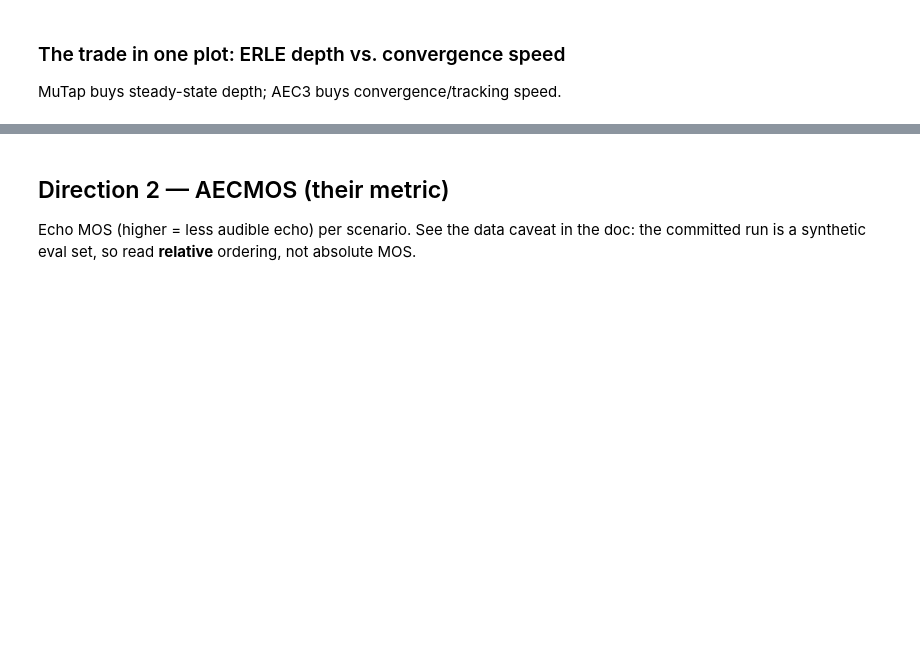
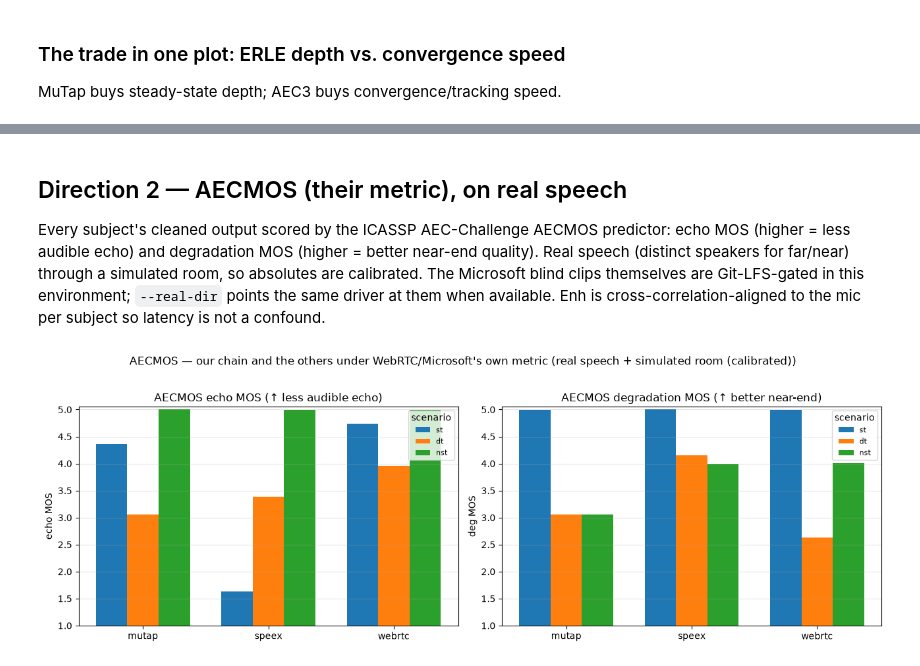
Before and after one commit to tap/MuTap, a Jupyter notebook: notebooks/aec_comparison.ipynb, the cells around one changed output, grey strips where cells are left out. Cells and saved outputs as stored; diff of their text form; code cells hidden in the pictures; blank space fills up the shorter version.

```diff
--- a/notebooks/aec_comparison.ipynb
+++ b/notebooks/aec_comparison.ipynb
@@ -51,21 +58,31 @@ ax.set_xscale('symlog'); ax.set_title('48 kHz: depth vs speed'); ax.grid(alpha=0
 # %% [markdown]
-## Direction 2 — AECMOS (their metric)
+## Direction 2 — AECMOS (their metric), on real speech
 
-Echo MOS (higher = less audible echo) per scenario. See the data caveat in
-the doc: the committed run is a synthetic eval set, so read **relative**
-ordering, not absolute MOS.
+Every subject's cleaned output scored by the ICASSP AEC-Challenge AECMOS
+predictor: echo MOS (higher = less audible echo) and degradation MOS
+(higher = better near-end quality). Real speech (distinct speakers for
+far/near) through a simulated room, so absolutes are calibrated. The
+Microsoft blind clips themselves are Git-LFS-gated in this environment;
+`--real-dir` points the same driver at them when available. Enh is
+cross-correlation-aligned to the mic per subject so latency is not a
+confound.
 # %%
 ap=os.path.join(root,'aecmos.json')
 if os.path.exists(ap):
     am=json.load(open(ap)); rows=am['rows']
     subs=sorted({r['subject'] for r in rows}); scen=['st','dt','nst']
-    fig,ax=plt.subplots(figsize=(9,5)); w=0.25
+    cal = am.get('calibrated', not am.get('synthetic', True))
+    src = {'real-corpus':'real AEC-Challenge corpus','real-speech':'real speech + simulated room (calibrated)','synthetic':'synthetic — relative only'}.get(am.get('kind'), 'calibrated' if cal else 'synthetic — relative only')
+    fig,(axe,axd)=plt.subplots(1,2,figsize=(13,4.4)); w=0.25
     for i,s in enumerate(scen):
-        vals=[next((r['echo_mos'] for r in rows if r['subject']==u and r['scenario']==s),0) for u in subs]
-        ax.bar(np.arange(len(subs))+i*w,vals,w,label=f'{s} echoMOS')
-    ax.set_xticks(np.arange(len(subs))+w); ax.set_xticklabels(subs)
-    ax.set_ylabel('AECMOS echo MOS (↑)'); ax.set_ylim(3.5,5.05)
-    ax.set_title(f"AECMOS ({'synthetic — relative only' if am['synthetic'] else 'real corpus'})")
-    ax.legend(); ax.grid(axis='y',alpha=0.3); plt.show()
+        axe.bar(np.arange(len(subs))+i*w,[next((r['echo_mos'] for r in rows if r['subject']==u and r['scenario']==s),0) for u in subs],w,label=s)
+        axd.bar(np.arange(len(subs))+i*w,[next((r['deg_mos'] for r in rows if r['subject']==u and r['scenario']==s),0) for u in subs],w,label=s)
+    for ax,ttl,yl in ((axe,'AECMOS echo MOS (↑ less audible echo)','echo MOS'),(axd,'AECMOS degradation MOS (↑ better near-end)','deg MOS')):
+        ax.set_xticks(np.arange(len(subs))+w); ax.set_xticklabels(subs); ax.set_ylabel(yl); ax.set_ylim(1,5.05)
+        ax.set_title(ttl); ax.legend(title='scenario',fontsize=8); ax.grid(axis='y',alpha=0.3)
+    fig.suptitle(f'AECMOS — our chain and the others under WebRTC/Microsoft\'s own metric ({src})', y=1.02)
+    plt.tight_layout(); plt.show()
 else:
     print('run tools/compare/aecmos_eval.py first')
+# %% [output]
+[figure, added]
```
Also changed, not shown: parts of 3 cells of this notebook, 3 other files.
